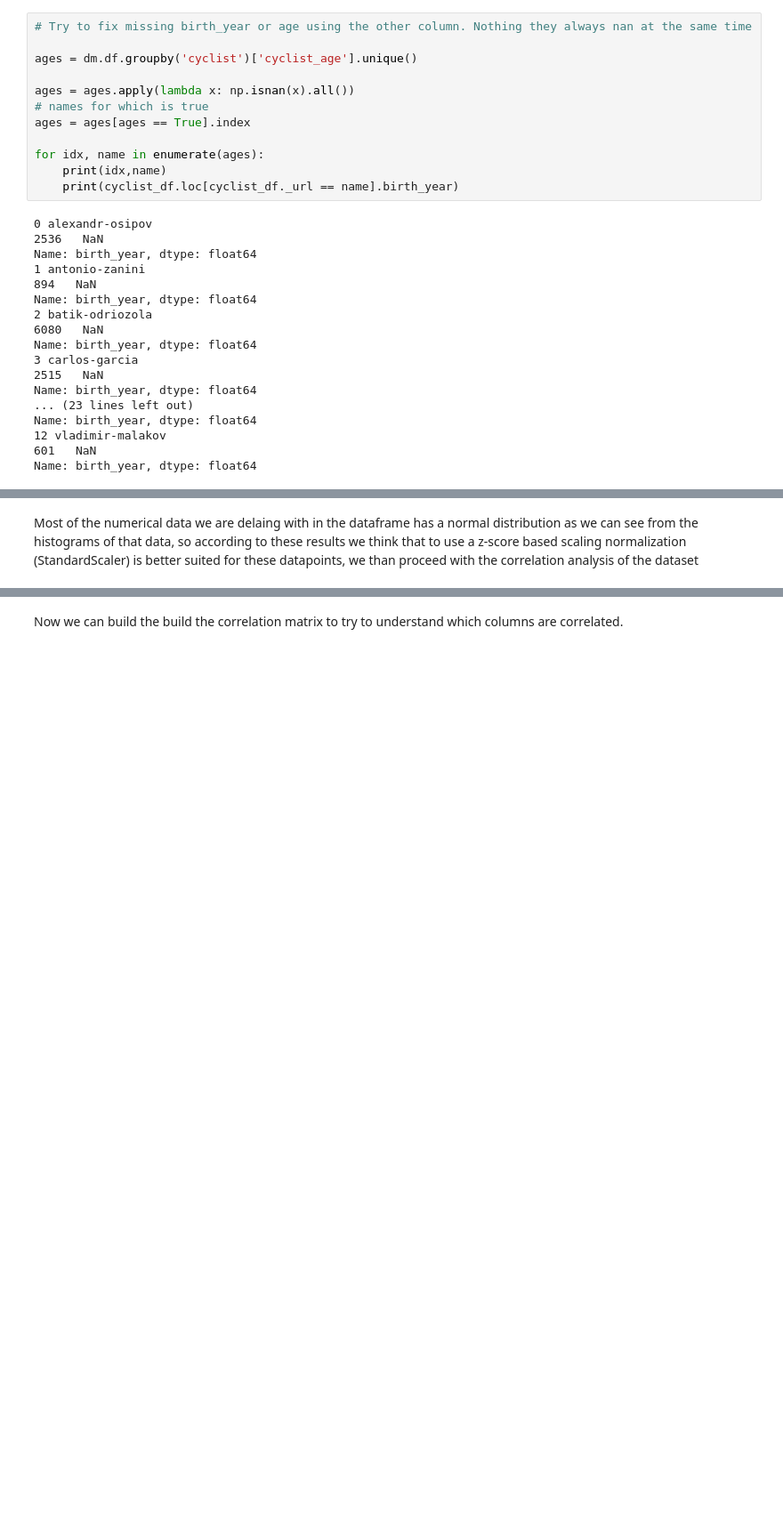
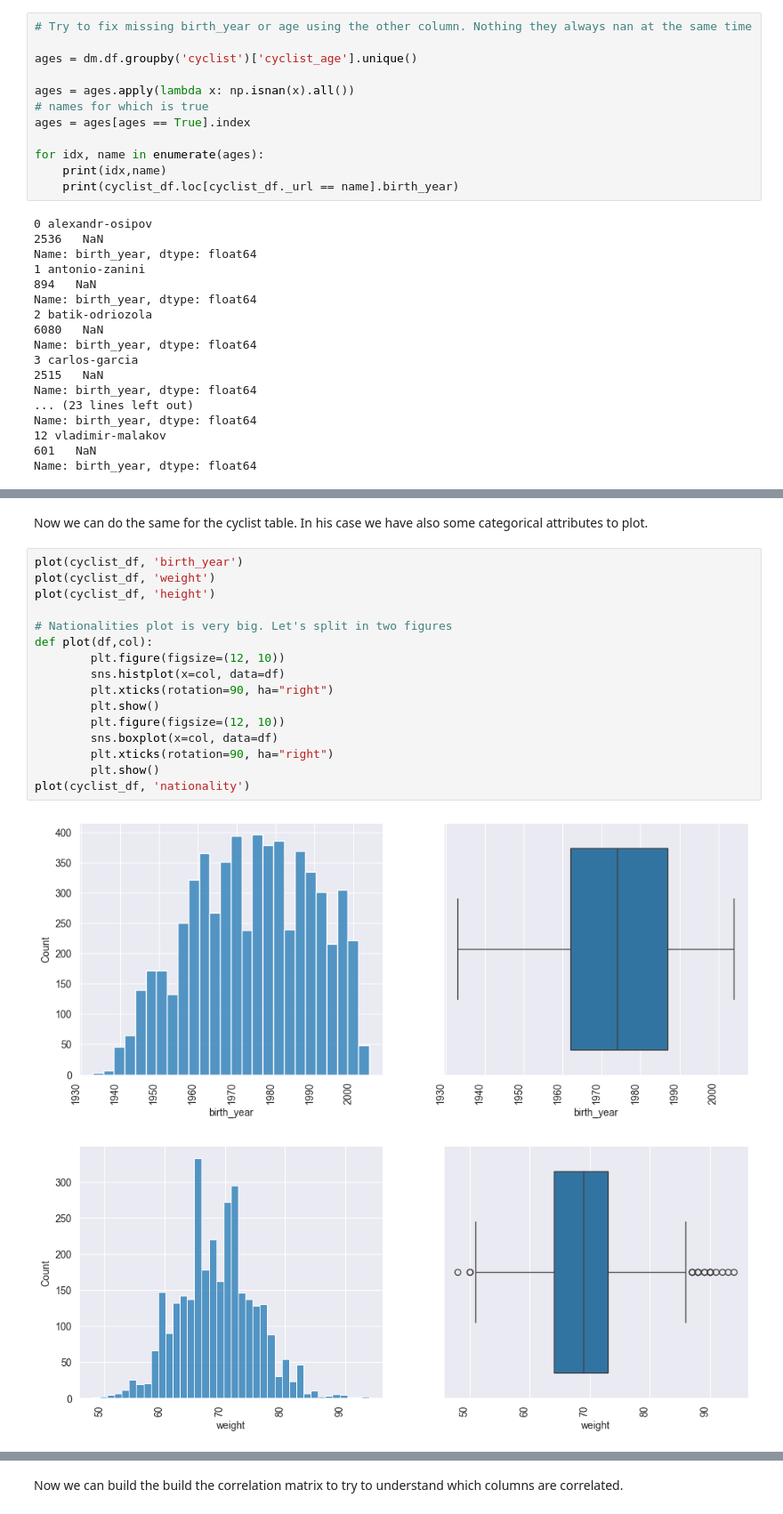
Before and after one commit to DiVitoTommaso/Cyclists-Races_Data-Mining, a Jupyter notebook: Data Cleaning.ipynb, the cells around one changed output, grey strips where cells are left out. Shown at 89% size. Saved outputs shown, nothing was run; the diff lists cells and outputs as text; blank space fills up the shorter version.

```diff
--- a/Data Cleaning.ipynb
+++ b/Data Cleaning.ipynb
@@ -349,2 +364,21 @@ for data in numeric_columns:
 # %% [markdown]
-Most of the numerical data we are delaing with in the dataframe has a normal distribution as we can see from the histograms of that data, so according to these results we think that to use a z-score based scaling normalization (StandardScaler) is better suited for these datapoints, we than proceed with the correlation analysis of the dataset
+Now we can do the same for the cyclist table. In his case we have also some categorical attributes to plot.
+# %%
+plot(cyclist_df, 'birth_year')
+plot(cyclist_df, 'weight')
+plot(cyclist_df, 'height')
+
+# Nationalities plot is very big. Let's split in two figures
+def plot(df,col):
+        plt.figure(figsize=(12, 10))
+        sns.histplot(x=col, data=df)
+        plt.xticks(rotation=90, ha="right")
+        plt.show()
+        plt.figure(figsize=(12, 10))
+        sns.boxplot(x=col, data=df)
+        plt.xticks(rotation=90, ha="right")
+        plt.show()
+plot(cyclist_df, 'nationality')
+# %% [output]
+[figure, added]
+[figure, added]
```
Also changed, not shown: parts of 10 cells of this notebook.
